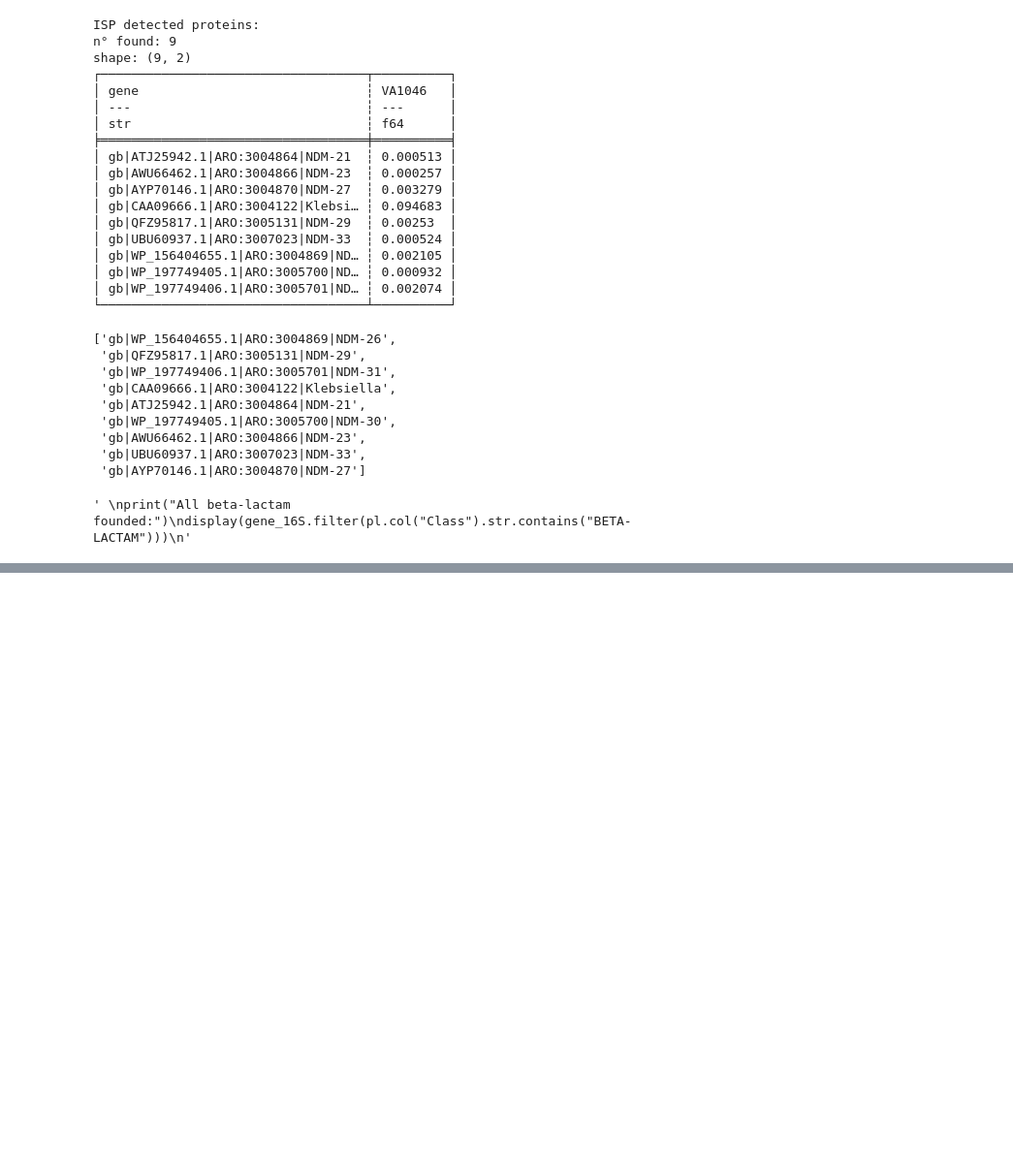
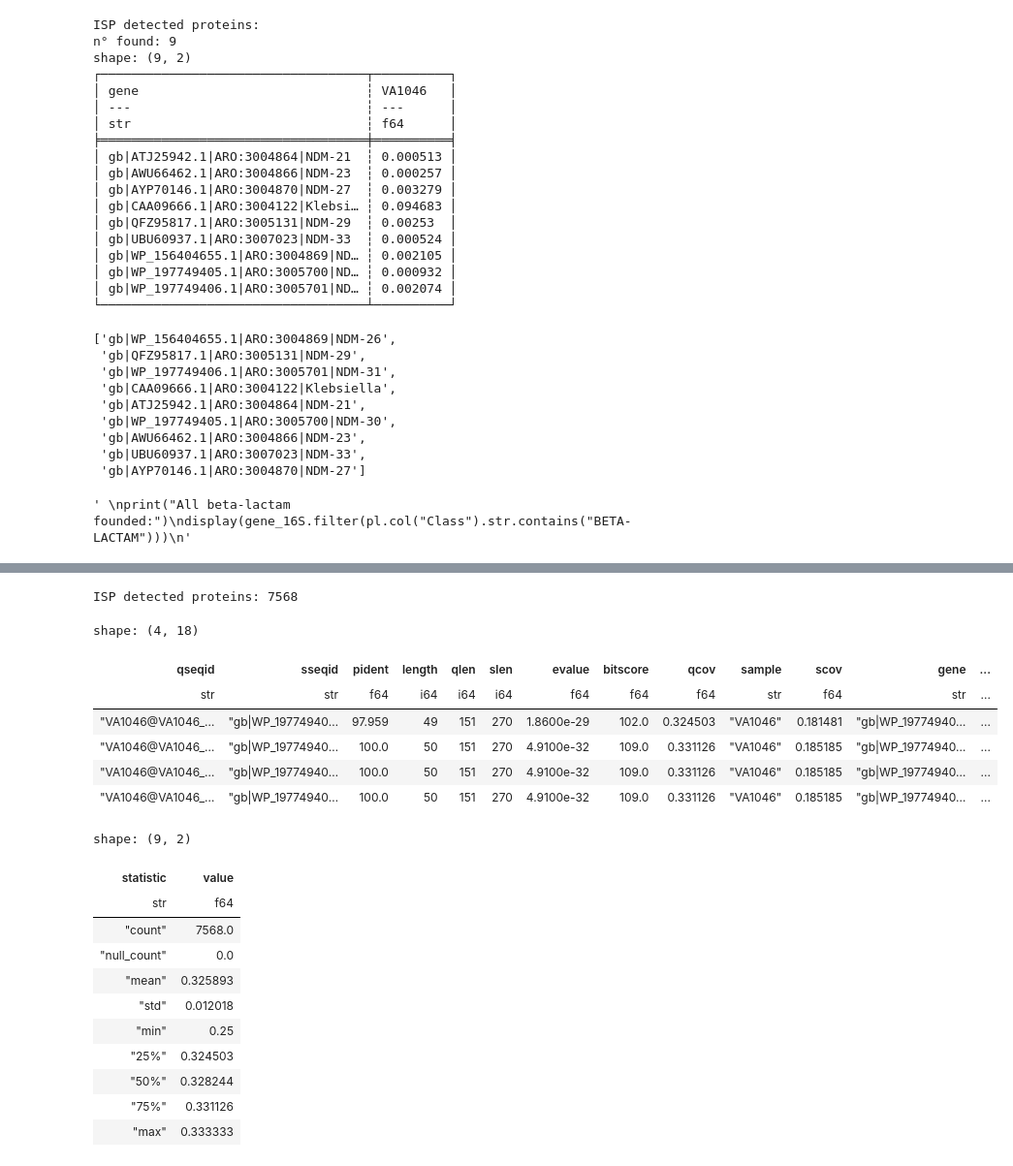
Before and after one commit to Kvrrvf/BEM-ISP, a Jupyter notebook: 2Carb.ipynb, the cells around one changed output, grey strips where cells are left out. Shown at 97% size. Cells and saved outputs as stored; diff of their text form; code cells hidden in the pictures; blank space fills up the shorter version.

```diff
--- a/2Carb.ipynb
+++ b/2Carb.ipynb
@@ -894,0 +1038,30 @@ shape: (9, 2)
+# %%
+#display(blastout_filtered["gene"].unique().to_list())
+
+ISP_reported = blastout_filtered.filter(pl.col('gene').str.contains('kpc|ndm|KPC|NDM|vim|VIM'))
+print(f"ISP detected proteins: {ISP_reported.shape[0]}")
+display(ISP_reported.head(4))
+
+ISP_reported["qcov"].describe()
+#print(ISP_reported.columns)
+# %% [output]
+ISP detected proteins: 7568
+shape: (4, 18)
+| qseqid | sseqid | pident | length | qlen | slen | evalue | bitscore | qcov | sample | scov | gene | ... |
+| str | str | f64 | i64 | i64 | i64 | f64 | f64 | f64 | str | f64 | str | ... |
+| "VA1046@VA1046_… | "gb|WP_19774940… | 97.959 | 49 | 151 | 270 | 1.8600e-29 | 102.0 | 0.324503 | "VA1046" | 0.181481 | "gb|WP_19774940… | ... |
+| "VA1046@VA1046_… | "gb|WP_19774940… | 100.0 | 50 | 151 | 270 | 4.9100e-32 | 109.0 | 0.331126 | "VA1046" | 0.185185 | "gb|WP_19774940… | ... |
+| "VA1046@VA1046_… | "gb|WP_19774940… | 100.0 | 50 | 151 | 270 | 4.9100e-32 | 109.0 | 0.331126 | "VA1046" | 0.185185 | "gb|WP_19774940… | ... |
+| "VA1046@VA1046_… | "gb|WP_19774940… | 100.0 | 50 | 151 | 270 | 4.9100e-32 | 109.0 | 0.331126 | "VA1046" | 0.185185 | "gb|WP_19774940… | ... |
+shape: (9, 2)
+| statistic | value |
+| str | f64 |
+| "count" | 7568.0 |
+| "null_count" | 0.0 |
+| "mean" | 0.325893 |
+| "std" | 0.012018 |
+| "min" | 0.25 |
+| "25%" | 0.324503 |
+| "50%" | 0.328244 |
+| "75%" | 0.331126 |
+| "max" | 0.333333 |
```
Also changed, not shown: parts of 11 cells of this notebook, 3 other files.
